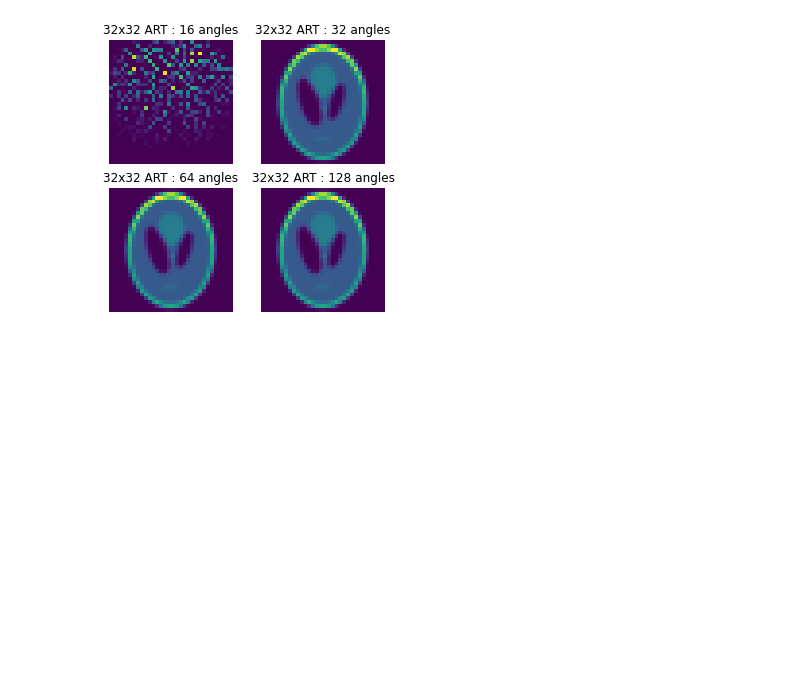
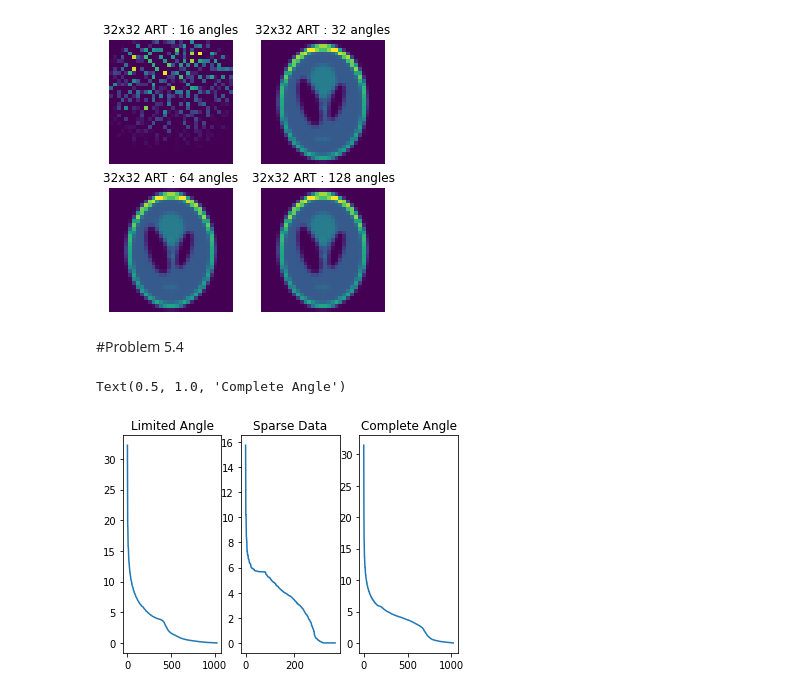
Before and after one commit to masa512/ece558, a Jupyter notebook: assignment5.ipynb, the cells around one changed output. Cells and saved outputs as stored; diff of their text form; code cells hidden in the pictures; blank space fills up the shorter version.

```diff
--- a/assignment5.ipynb
+++ b/assignment5.ipynb
@@ -88,3 +88,41 @@ for i,Nt in enumerate(N_thetas):
   axes[i].axis('off')
 # %% [output]
 [figure]
+# %% [markdown]
+#Problem 5.4
+# %%
+# Case 1 : Limited Angle
+Nt = 32
+thetas1 = np.linspace(0., 90., Nt, endpoint=False).reshape((-1,1))
+T_LA = projmtx(N,thetas1)
+
+# Case 2 : Sparse Data
+Nt = 8
+thetas2 = np.linspace(0., 180., Nt, endpoint=False).reshape((-1,1))
+T_SD = projmtx(N,thetas2)
+
+# Case 3 : Complete Data
+Nt = 32
+thetas3 = np.linspace(0., 180., Nt, endpoint=False).reshape((-1,1))
+T_CD = projmtx(N,thetas3)
+# %%
+# SVD for case 1
+U1,S1,V1T = np.linalg.svd(T_LA)
+
+# SVD for case 2
+U2,S2,V2T = np.linalg.svd(T_SD)
+
+# SVD for case 3
+U3,S3,V3T = np.linalg.svd(T_CD)
+
+# Plot the singular values
+f,axes = plt.subplots(1,3)
+axes[0].plot(S1)
+axes[0].set_title('Limited Angle')
+axes[1].plot(S2)
+axes[1].set_title('Sparse Data')
+axes[2].plot(S3)
+axes[2].set_title('Complete Angle')
+# %% [output]
+Text(0.5, 1.0, 'Complete Angle')
+[figure, added]
```
Also changed, not shown: parts of 18 cells of this notebook.
